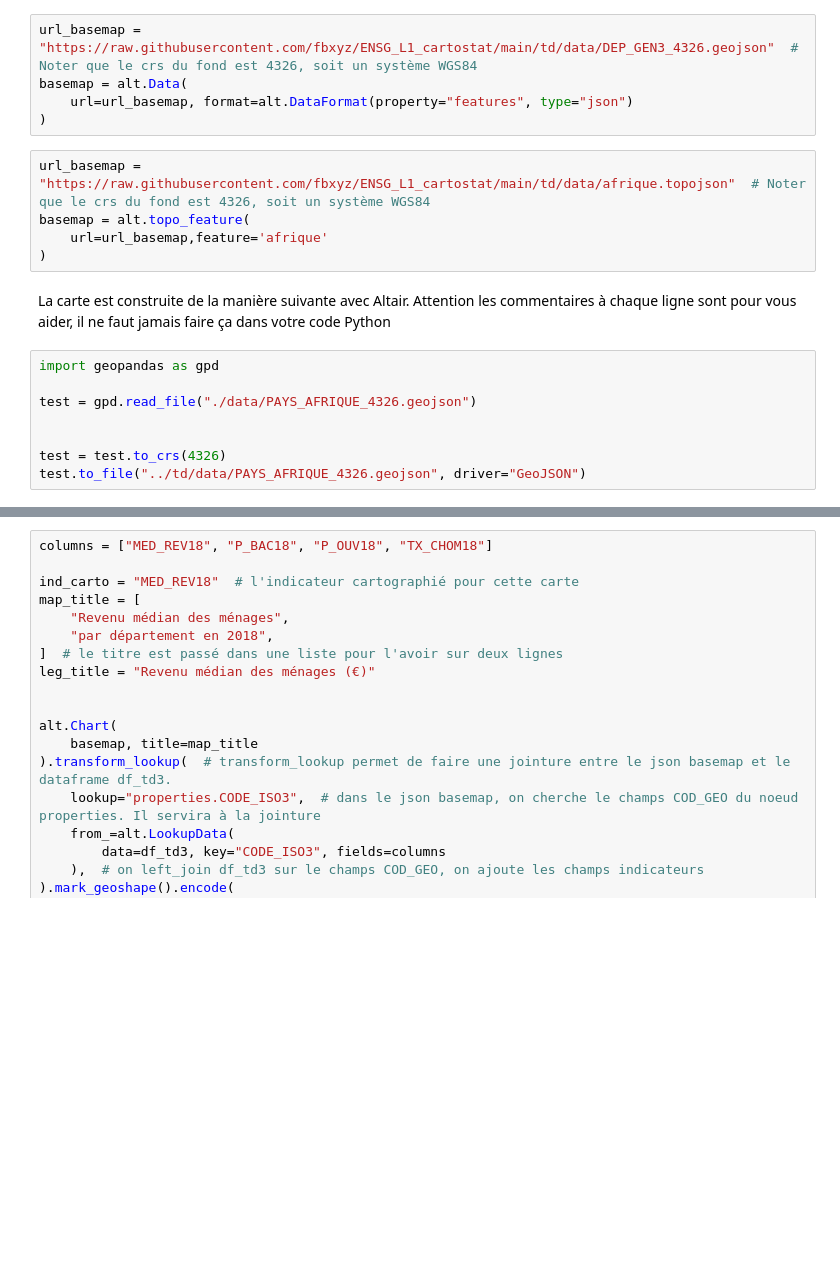
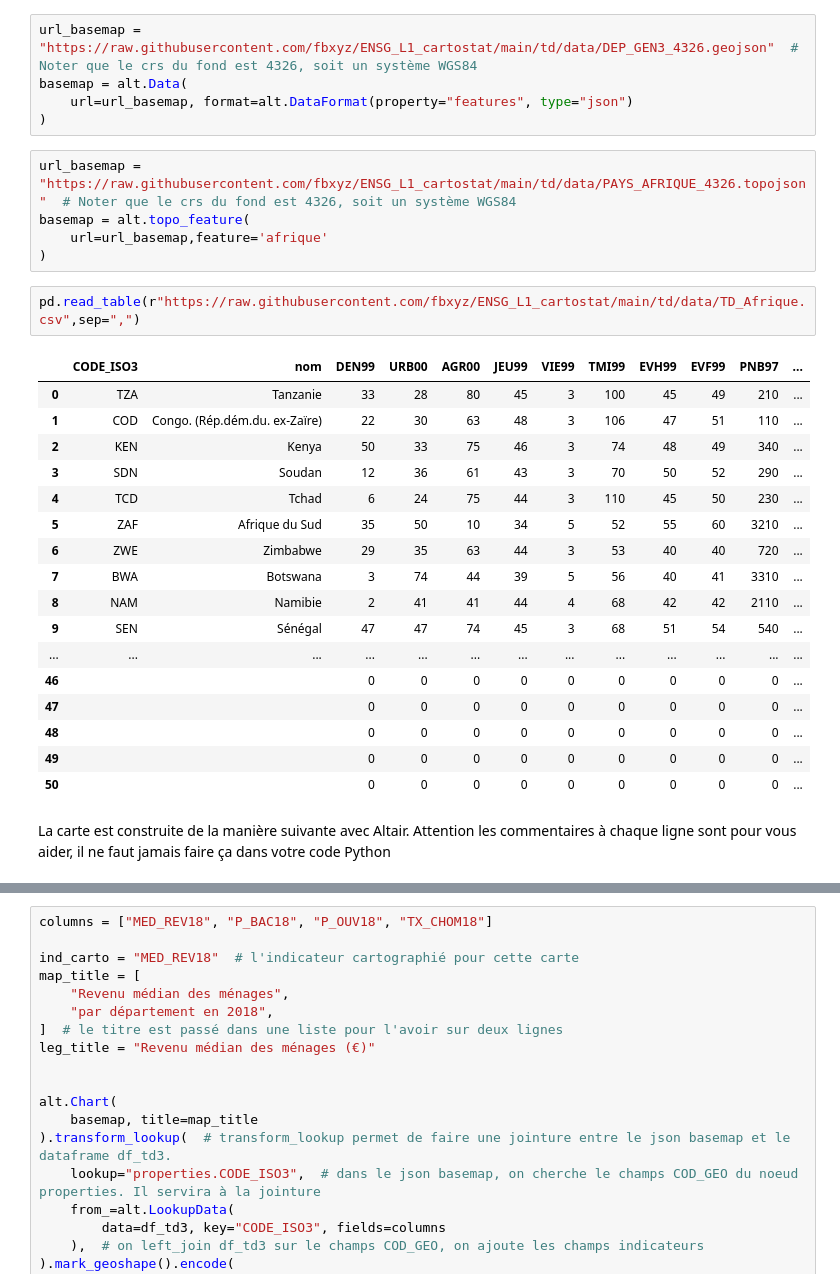
Before and after one commit to fbxyz/ENSG_L1_cartostat, a Jupyter notebook: td/TD3_ACP_cartographie.ipynb, the cells around one changed output, grey strips where cells are left out. Saved outputs shown, nothing was run; the diff lists cells and outputs as text; blank space fills up the shorter version.

```diff
--- a/td/TD3_ACP_cartographie.ipynb
+++ b/td/TD3_ACP_cartographie.ipynb
@@ -112,20 +112,32 @@ basemap = alt.Data(
     url=url_basemap, format=alt.DataFormat(property="features", type="json")
 )
 # %%
-url_basemap = "https://raw.githubusercontent.com/fbxyz/ENSG_L1_cartostat/main/td/data/afrique.topojson"  # Noter que le crs du fond est 4326, soit un système WGS84
+url_basemap = "https://raw.githubusercontent.com/fbxyz/ENSG_L1_cartostat/main/td/data/PAYS_AFRIQUE_4326.topojson"  # Noter que le crs du fond est 4326, soit un système WGS84
 basemap = alt.topo_feature(
     url=url_basemap,feature='afrique'
 )
+# %%
+pd.read_table(r"https://raw.githubusercontent.com/fbxyz/ENSG_L1_cartostat/main/td/data/TD_Afrique.csv",sep=",")
+# %% [output]
+|  | CODE_ISO3 | nom | DEN99 | URB00 | AGR00 | JEU99 | VIE99 | TMI99 | EVH99 | EVF99 | PNB97 | ... |
+| 0 | TZA | Tanzanie | 33 | 28 | 80 | 45 | 3 | 100 | 45 | 49 | 210 | ... |
+| 1 | COD | Congo. (Rép.dém.du. ex-Zaïre) | 22 | 30 | 63 | 48 | 3 | 106 | 47 | 51 | 110 | ... |
+| 2 | KEN | Kenya | 50 | 33 | 75 | 46 | 3 | 74 | 48 | 49 | 340 | ... |
+| 3 | SDN | Soudan | 12 | 36 | 61 | 43 | 3 | 70 | 50 | 52 | 290 | ... |
+| 4 | TCD | Tchad | 6 | 24 | 75 | 44 | 3 | 110 | 45 | 50 | 230 | ... |
+| 5 | ZAF | Afrique du Sud | 35 | 50 | 10 | 34 | 5 | 52 | 55 | 60 | 3210 | ... |
+| 6 | ZWE | Zimbabwe | 29 | 35 | 63 | 44 | 3 | 53 | 40 | 40 | 720 | ... |
+| 7 | BWA | Botswana | 3 | 74 | 44 | 39 | 5 | 56 | 40 | 41 | 3310 | ... |
+| 8 | NAM | Namibie | 2 | 41 | 41 | 44 | 4 | 68 | 42 | 42 | 2110 | ... |
+| 9 | SEN | Sénégal | 47 | 47 | 74 | 45 | 3 | 68 | 51 | 54 | 540 | ... |
+| ... | ... | ... | ... | ... | ... | ... | ... | ... | ... | ... | ... | ... |
+| 46 |  |  | 0 | 0 | 0 | 0 | 0 | 0 | 0 | 0 | 0 | ... |
+| 47 |  |  | 0 | 0 | 0 | 0 | 0 | 0 | 0 | 0 | 0 | ... |
+| 48 |  |  | 0 | 0 | 0 | 0 | 0 | 0 | 0 | 0 | 0 | ... |
+| 49 |  |  | 0 | 0 | 0 | 0 | 0 | 0 | 0 | 0 | 0 | ... |
+| 50 |  |  | 0 | 0 | 0 | 0 | 0 | 0 | 0 | 0 | 0 | ... |
 # %% [markdown]
 La carte est construite de la manière suivante avec Altair. Attention les commentaires à chaque ligne sont pour vous aider, il ne faut jamais faire ça dans votre code Python
-# %%
-import geopandas as gpd
-
-test = gpd.read_file("./data/PAYS_AFRIQUE_4326.geojson")
-
-
-test = test.to_crs(4326)
-test.to_file("../td/data/PAYS_AFRIQUE_4326.geojson", driver="GeoJSON")
 # %%
 alt.Chart(
     basemap
```
Also changed, not shown: parts of 1 cell of this notebook, 1 other file.
